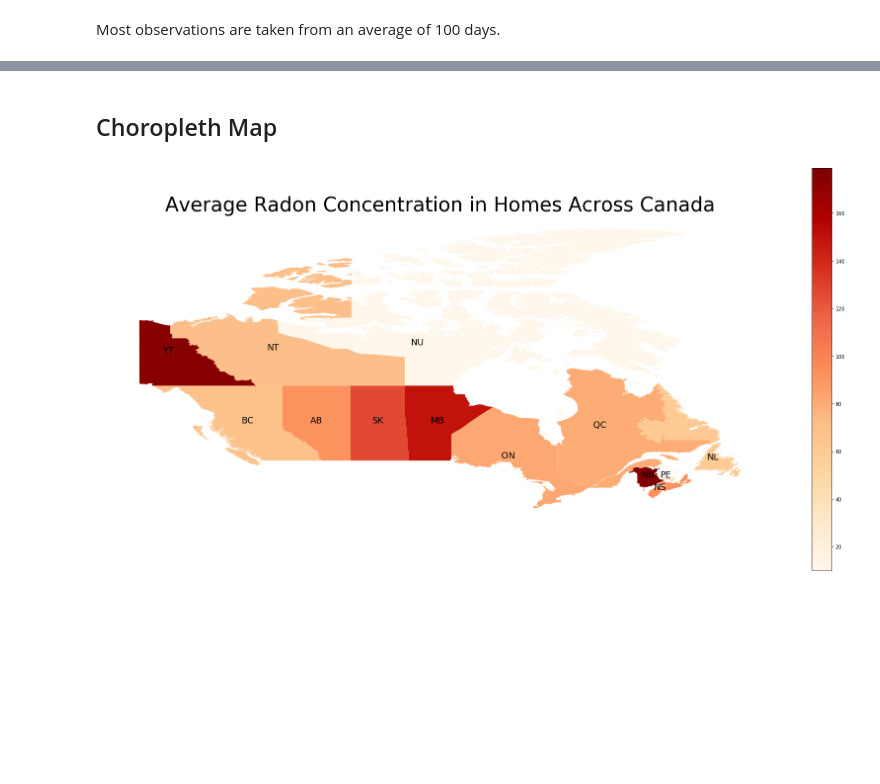
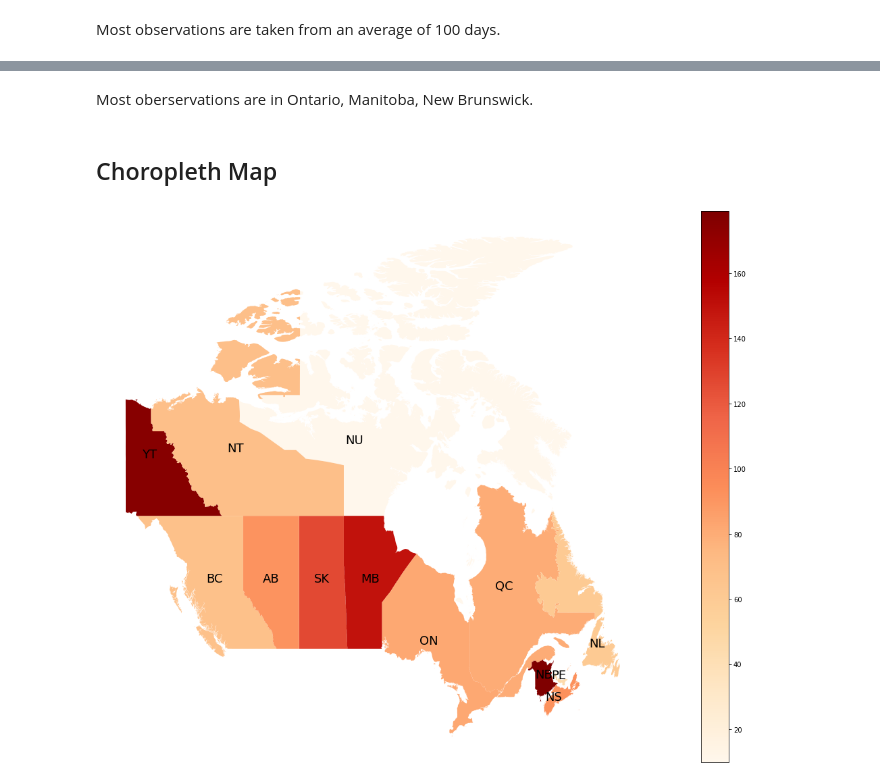
Before and after one commit to jjzhuwu/Radon-Concentration, a Jupyter notebook: Radon Concentration.ipynb, the cells around one changed output, grey strips where cells are left out. Drawn from its saved outputs; the diff is of its cells as text; code cells hidden in the pictures; blank space fills up the shorter version.

Commit message:
save pics + critical homes (#1)
* save pics + critical homes

* readme additions

```diff
--- a/Radon Concentration.ipynb
+++ b/Radon Concentration.ipynb
@@ -189,21 +219,24 @@ MB, NB, SK, and YT have higher radon averages. NB and YT have high variance in r
+# %% [markdown]
+Most oberservations are in Ontario, Manitoba, New Brunswick.
 # %% [markdown]
 ## Choropleth Map
 # %%
 import geopandas as gpd
-can = gpd.GeoDataFrame.from_file("Map_Canada\gpr_000b11a_e.shp")
+can = gpd.GeoDataFrame.from_file("Map_Canada/gpr_000b11a_e.shp")
 # %%
 can['Abbv'] = pd.Series(data=['BC','QC','NU','PE','SK','YT','MB','ON','NB','NT','AB','NL','NS'])
 can = can.join(average_concentration, on='Abbv')
 # %%
 can.plot(column='AverageRadonConcentrationInBqPerM3', legend=True, cmap='OrRd', figsize=(30, 15))
 plt.axis('off')
-plt.title("Average Radon Concentration in Homes Across Canada", fontsize=40)
+# plt.title("Average Radon Concentration in Homes Across Canada", fontsize=40)
 
 can['coords'] = can['geometry'].apply(lambda x: x.representative_point().coords[:])
 can['coords'] = [coords[0] for coords in can['coords']]
 for idx, row in can.iterrows():
     plt.annotate(s=row['Abbv'], xy=row['coords'],
                  horizontalalignment='center', fontsize=18)
+plt.savefig("figures/AvgProvMap.png", dpi=200)
 plt.show()
 # %% [output]
-[figure, old version]
+[figure, new version]
```
Also changed, not shown: parts of 7 cells of this notebook, 8 other files.
